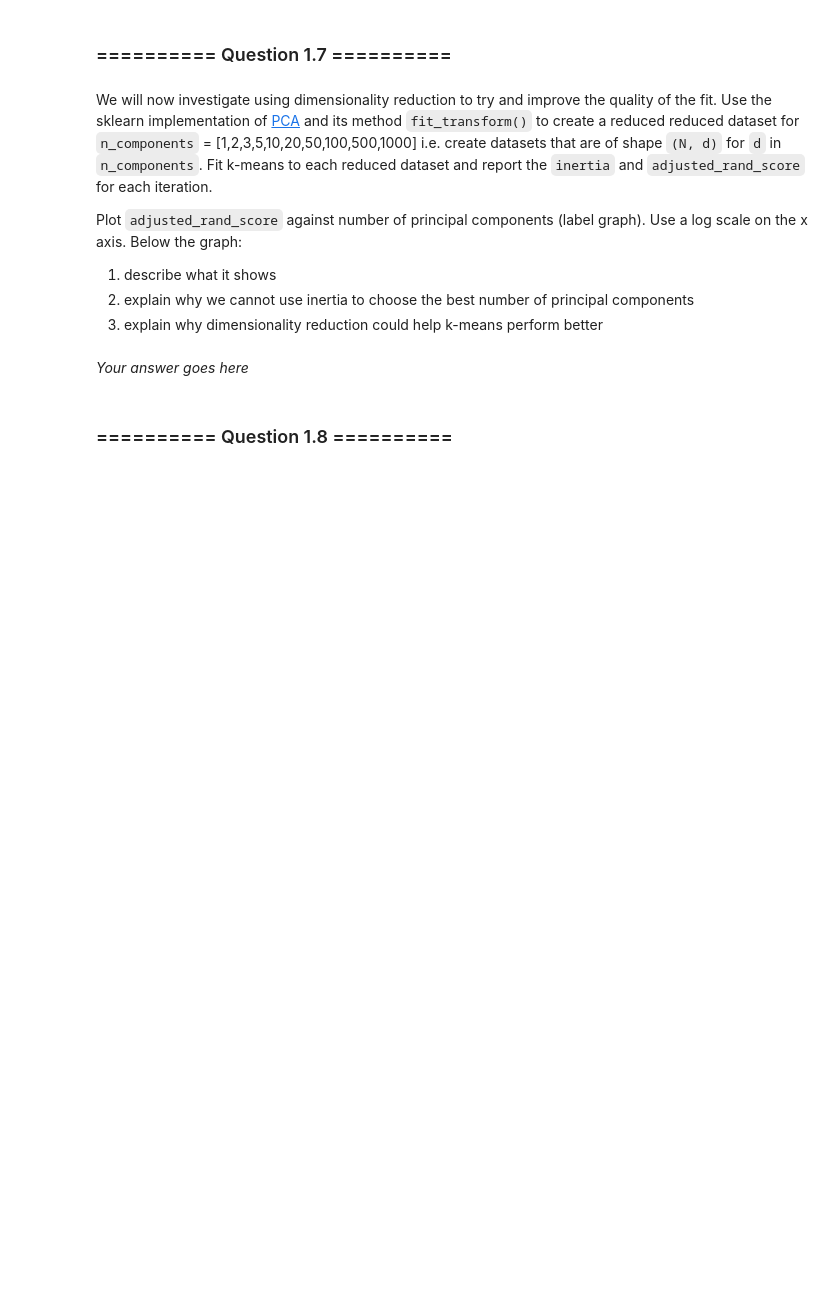
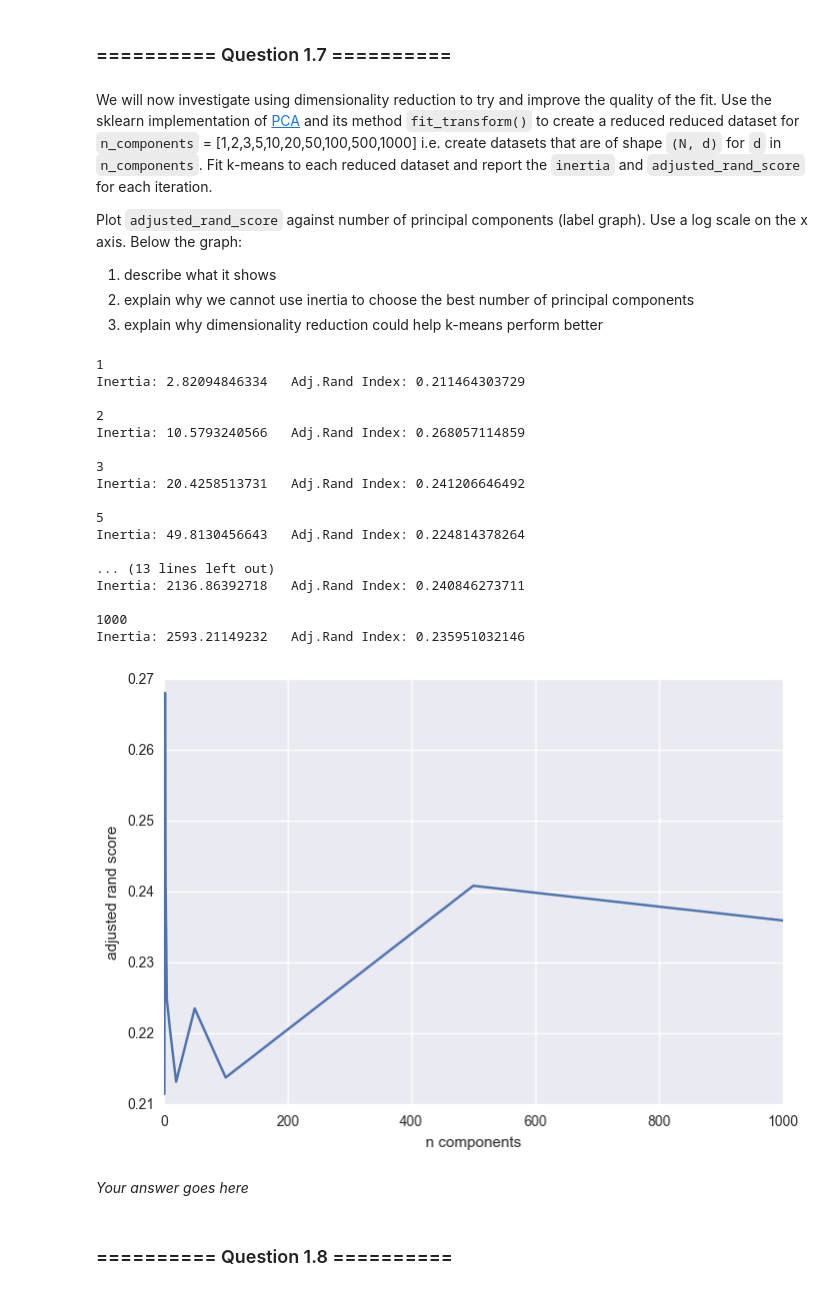
Before and after one commit to richardharmadi/iaml, a Jupyter notebook: 09_Assignment_4.ipynb, the cells around one changed output. Drawn from its saved outputs; the diff is of its cells as text; code cells hidden in the pictures; blank space fills up the shorter version.

```diff
--- a/09_Assignment_4.ipynb
+++ b/09_Assignment_4.ipynb
@@ -195,3 +301,39 @@ Plot `adjusted_rand_score` against number of principal components (label graph).
+# %%
+# Your code goes here
+n_components = [1,2,3,5,10,20,50,100,500,1000]
+rand_idx=[]
+for d in n_components:
+    print (d)
+    pca = PCA(n_components=d)
+    X_trf = pca.fit_transform(X)
+    kmeans = KMeans(n_clusters=5, random_state=1511)
+    kmeans.fit(X_trf)
+    print("Inertia: {0} \t Adj.Rand Index: {1} \n".format(kmeans.inertia_, adjusted_rand_score(y, kmeans.labels_)))
+    rand_idx.append(adjusted_rand_score(y, kmeans.labels_))
+
+plt.xlabel('n components')
+plt.ylabel('adjusted rand score')
+plt.plot(n_components,rand_idx)
+plt.show()
+# %% [output]
+1
+Inertia: 2.82094846334   Adj.Rand Index: 0.211464303729
+
+2
+Inertia: 10.5793240566   Adj.Rand Index: 0.268057114859
+
+3
+Inertia: 20.4258513731   Adj.Rand Index: 0.241206646492
+
+5
+Inertia: 49.8130456643   Adj.Rand Index: 0.224814378264
+
+... (13 lines left out)
+Inertia: 2136.86392718   Adj.Rand Index: 0.240846273711
+
+1000
+Inertia: 2593.21149232   Adj.Rand Index: 0.235951032146
+[figure, added]
 # %% [markdown]
 *Your answer goes here*
 # %% [markdown]
```
Also changed, not shown: parts of 28 cells of this notebook.
